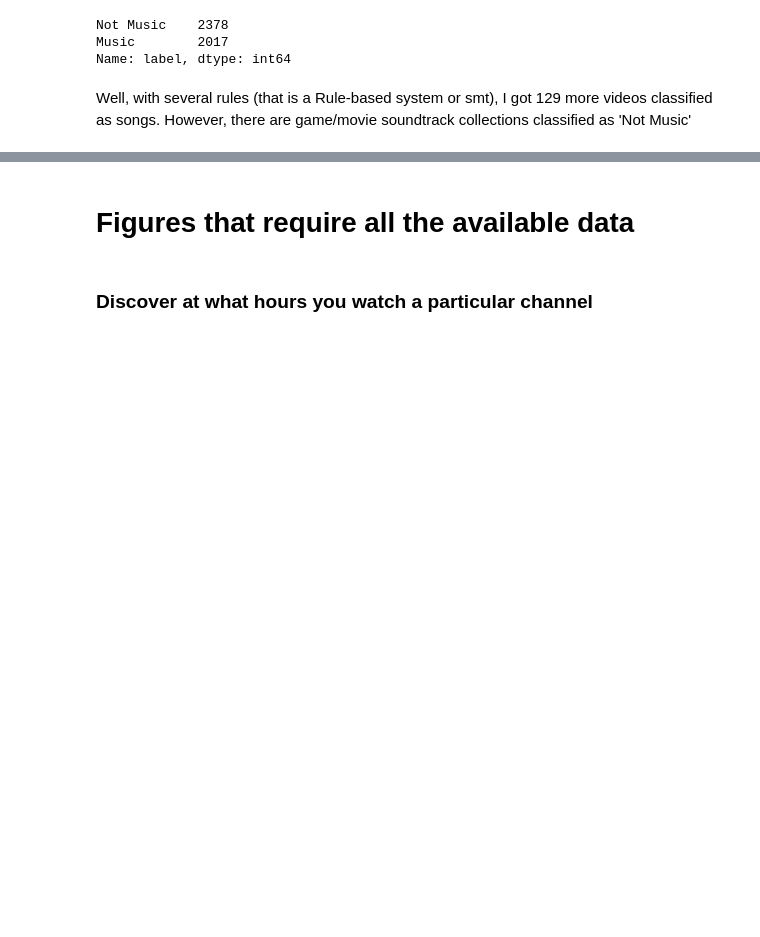
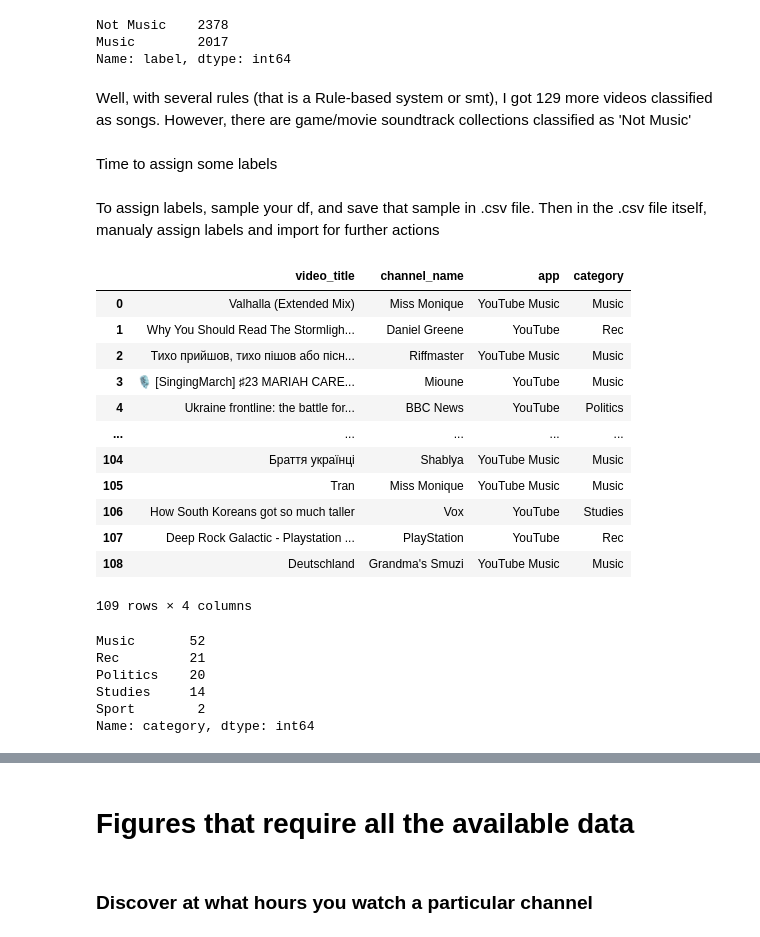
Before and after one commit to SanAntonik/yt_activity_analysis, a Jupyter notebook: explore.ipynb, the cells around one changed output, grey strips where cells are left out. Cells and saved outputs as stored; diff of their text form; code cells hidden in the pictures; blank space fills up the shorter version.

Commit message:
Sample your df and categorize that sample for further actions

```diff
--- a/explore.ipynb
+++ b/explore.ipynb
@@ -110,3 +110,5 @@ Music        2017
 Name: label, dtype: int64
 # %% [markdown]
 Well, with several rules (that is a Rule-based system or smt), I got 129 more videos classified as songs. However, there are game/movie soundtrack collections classified as 'Not Music'
+# %% [markdown]
+Time to assign some labels
@@ -112,0 +120,2 @@ Well, with several rules (that is a Rule-based system or smt), I got 129 more vi
+# %% [markdown]
+To assign labels, sample your df, and save that sample in .csv file. Then in the .csv file itself, manualy assign labels and import for further actions
@@ -112,0 +125,26 @@ Well, with several rules (that is a Rule-based system or smt), I got 129 more vi
+# %%
+labeled_df = pd.read_csv('labeled.csv', header = 0)
+labeled_df
+# %% [output]
+|  | video_title | channel_name | app | category |
+| 0 | Valhalla (Extended Mix) | Miss Monique | YouTube Music | Music |
+| 1 | Why You Should Read The Stormligh... | Daniel Greene | YouTube | Rec |
+| 2 | Тихо прийшов, тихо пішов або пісн... | Riffmaster | YouTube Music | Music |
+| 3 | 🎙️ [SingingMarch] ♯23 MARIAH CARE... | Mioune | YouTube | Music |
+| 4 | Ukraine frontline: the battle for... | BBC News | YouTube | Politics |
+| ... | ... | ... | ... | ... |
+| 104 | Браття українці | Shablya | YouTube Music | Music |
+| 105 | Tran | Miss Monique | YouTube Music | Music |
+| 106 | How South Koreans got so much taller | Vox | YouTube | Studies |
+| 107 | Deep Rock Galactic - Playstation ... | PlayStation | YouTube | Rec |
+| 108 | Deutschland | Grandma's Smuzi | YouTube Music | Music |
+109 rows × 4 columns
+# %%
+labeled_df["category"].value_counts()
+# %% [output]
+Music       52
+Rec         21
+Politics    20
+Studies     14
+Sport        2
+Name: category, dtype: int64
```
Also changed, not shown: parts of 3 cells of this notebook.
